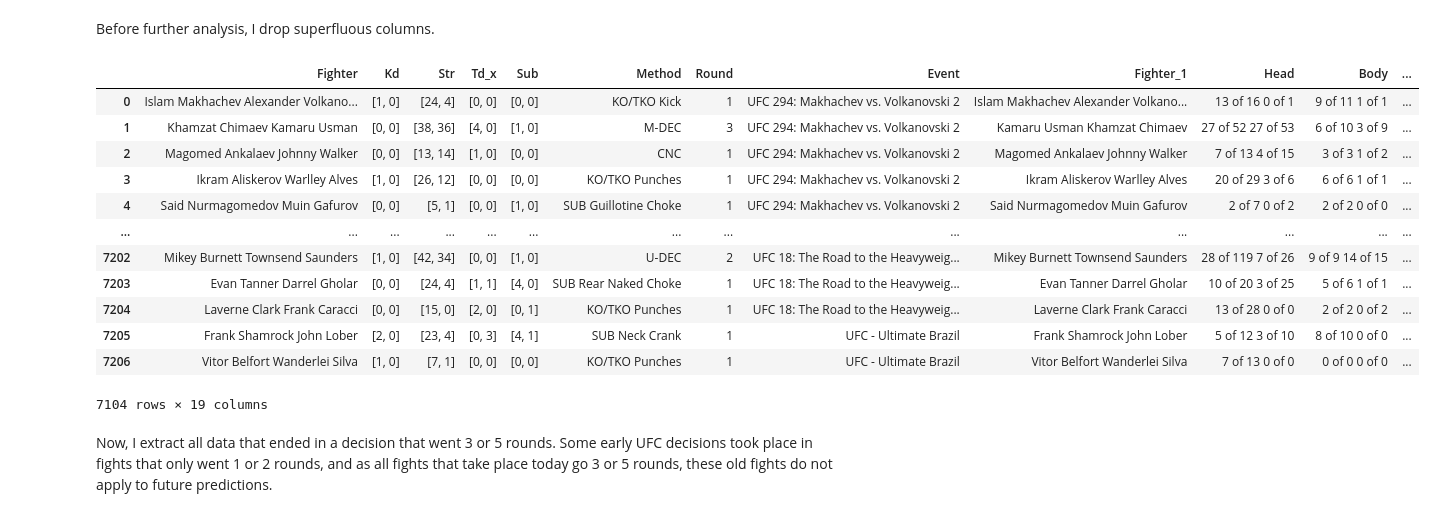
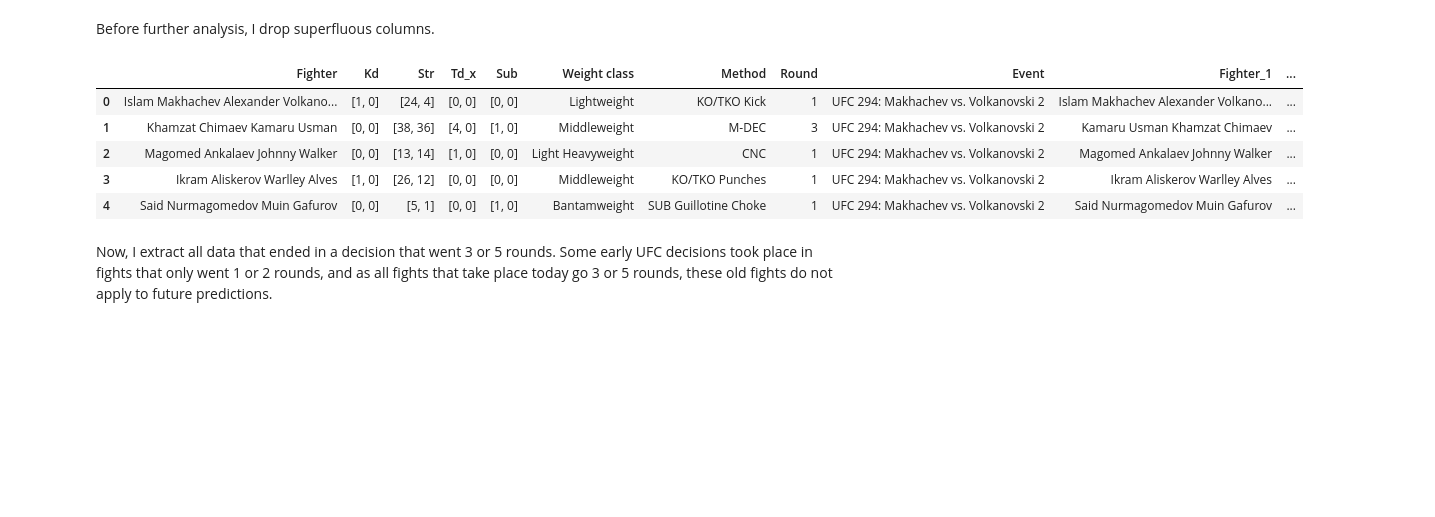
Before and after one commit to jcollopy-tulane/jcollopy-tulane.github.io, a Jupyter notebook: UFC_Fight_Project.ipynb, the cells around one changed output. Saved outputs shown, nothing was run; the diff lists cells and outputs as text; code cells hidden in the pictures; blank space fills up the shorter version.

```diff
--- a/UFC_Fight_Project.ipynb
+++ b/UFC_Fight_Project.ipynb
@@ -592,7 +612,8 @@ data_1.head()
 | 3 | 3 | win | Ikram Aliskerov Warlley Alves | 1 0 | 26 12 | 0 0 | 0 0 | Middleweight | KO/TKO Punches | 1 | ... |
 | 4 | 4 | win | Said Nurmagomedov Muin Gafurov | 0 0 | 5 1 | 0 0 | 1 0 | Bantamweight | SUB Guillotine Choke | 1 | ... |
 # %%
-data_1 = data_1.drop(columns=["Unnamed: 0", "W/L", "Weight class", "Time"], axis=1)
+# Dropping Unnecessary columns and changing column names
+data_1 = data_1.drop(columns=["Unnamed: 0", "W/L", "Time"], axis=1)
 data_1["Fighter"] = data_1["Fighter"].str.strip()
 data_1.head()
 # %% [output]
@@ -757,22 +753,16 @@ merged_df
 # %% [markdown]
 Before further analysis, I drop superfluous columns.
 # %%
+# Dropping unnecessary columns
 merged_df = merged_df.drop(["Unnamed: 0_x", "Unnamed: 0_y"], axis=1)
-merged_df
+merged_df.head()
 # %% [output]
-|  | Fighter | Kd | Str | Td_x | Sub | Method | Round | Event | Fighter_1 | Head | Body | ... |
-| 0 | Islam Makhachev Alexander Volkano... | [1, 0] | [24, 4] | [0, 0] | [0, 0] | KO/TKO Kick | 1 | UFC 294: Makhachev vs. Volkanovski 2 | Islam Makhachev Alexander Volkano... | 13 of 16 0 of 1 | 9 of 11 1 of 1 | ... |
-| 1 | Khamzat Chimaev Kamaru Usman | [0, 0] | [38, 36] | [4, 0] | [1, 0] | M-DEC | 3 | UFC 294: Makhachev vs. Volkanovski 2 | Kamaru Usman Khamzat Chimaev | 27 of 52 27 of 53 | 6 of 10 3 of 9 | ... |
-| 2 | Magomed Ankalaev Johnny Walker | [0, 0] | [13, 14] | [1, 0] | [0, 0] | CNC | 1 | UFC 294: Makhachev vs. Volkanovski 2 | Magomed Ankalaev Johnny Walker | 7 of 13 4 of 15 | 3 of 3 1 of 2 | ... |
-| 3 | Ikram Aliskerov Warlley Alves | [1, 0] | [26, 12] | [0, 0] | [0, 0] | KO/TKO Punches | 1 | UFC 294: Makhachev vs. Volkanovski 2 | Ikram Aliskerov Warlley Alves | 20 of 29 3 of 6 | 6 of 6 1 of 1 | ... |
-| 4 | Said Nurmagomedov Muin Gafurov | [0, 0] | [5, 1] | [0, 0] | [1, 0] | SUB Guillotine Choke | 1 | UFC 294: Makhachev vs. Volkanovski 2 | Said Nurmagomedov Muin Gafurov | 2 of 7 0 of 2 | 2 of 2 0 of 0 | ... |
-| ... | ... | ... | ... | ... | ... | ... | ... | ... | ... | ... | ... | ... |
-| 7202 | Mikey Burnett Townsend Saunders | [1, 0] | [42, 34] | [0, 0] | [1, 0] | U-DEC | 2 | UFC 18: The Road to the Heavyweig... | Mikey Burnett Townsend Saunders | 28 of 119 7 of 26 | 9 of 9 14 of 15 | ... |
-| 7203 | Evan Tanner Darrel Gholar | [0, 0] | [24, 4] | [1, 1] | [4, 0] | SUB Rear Naked Choke | 1 | UFC 18: The Road to the Heavyweig... | Evan Tanner Darrel Gholar | 10 of 20 3 of 25 | 5 of 6 1 of 1 | ... |
-| 7204 | Laverne Clark Frank Caracci | [0, 0] | [15, 0] | [2, 0] | [0, 1] | KO/TKO Punches | 1 | UFC 18: The Road to the Heavyweig... | Laverne Clark Frank Caracci | 13 of 28 0 of 0 | 2 of 2 0 of 2 | ... |
-| 7205 | Frank Shamrock John Lober | [2, 0] | [23, 4] | [0, 3] | [4, 1] | SUB Neck Crank | 1 | UFC - Ultimate Brazil | Frank Shamrock John Lober | 5 of 12 3 of 10 | 8 of 10 0 of 0 | ... |
-| 7206 | Vitor Belfort Wanderlei Silva | [1, 0] | [7, 1] | [0, 0] | [0, 0] | KO/TKO Punches | 1 | UFC - Ultimate Brazil | Vitor Belfort Wanderlei Silva | 7 of 13 0 of 0 | 0 of 0 0 of 0 | ... |
+|  | Fighter | Kd | Str | Td_x | Sub | Weight class | Method | Round | Event | Fighter_1 | ... |
+| 0 | Islam Makhachev Alexander Volkano... | [1, 0] | [24, 4] | [0, 0] | [0, 0] | Lightweight | KO/TKO Kick | 1 | UFC 294: Makhachev vs. Volkanovski 2 | Islam Makhachev Alexander Volkano... | ... |
+| 1 | Khamzat Chimaev Kamaru Usman | [0, 0] | [38, 36] | [4, 0] | [1, 0] | Middleweight | M-DEC | 3 | UFC 294: Makhachev vs. Volkanovski 2 | Kamaru Usman Khamzat Chimaev | ... |
+| 2 | Magomed Ankalaev Johnny Walker | [0, 0] | [13, 14] | [1, 0] | [0, 0] | Light Heavyweight | CNC | 1 | UFC 294: Makhachev vs. Volkanovski 2 | Magomed Ankalaev Johnny Walker | ... |
+| 3 | Ikram Aliskerov Warlley Alves | [1, 0] | [26, 12] | [0, 0] | [0, 0] | Middleweight | KO/TKO Punches | 1 | UFC 294: Makhachev vs. Volkanovski 2 | Ikram Aliskerov Warlley Alves | ... |
+| 4 | Said Nurmagomedov Muin Gafurov | [0, 0] | [5, 1] | [0, 0] | [1, 0] | Bantamweight | SUB Guillotine Choke | 1 | UFC 294: Makhachev vs. Volkanovski 2 | Said Nurmagomedov Muin Gafurov | ... |
-7104 rows × 19 columns
 # %% [markdown]
 Now, I extract all data that ended in a decision that went 3 or 5 rounds. Some early UFC decisions took place in fights that only went 1 or 2 rounds, and as all fights that take place today go 3 or 5 rounds, these old fights do not apply to future predictions.
 # %%
```
Also changed, not shown: parts of 142 cells of this notebook, 2 other files.
